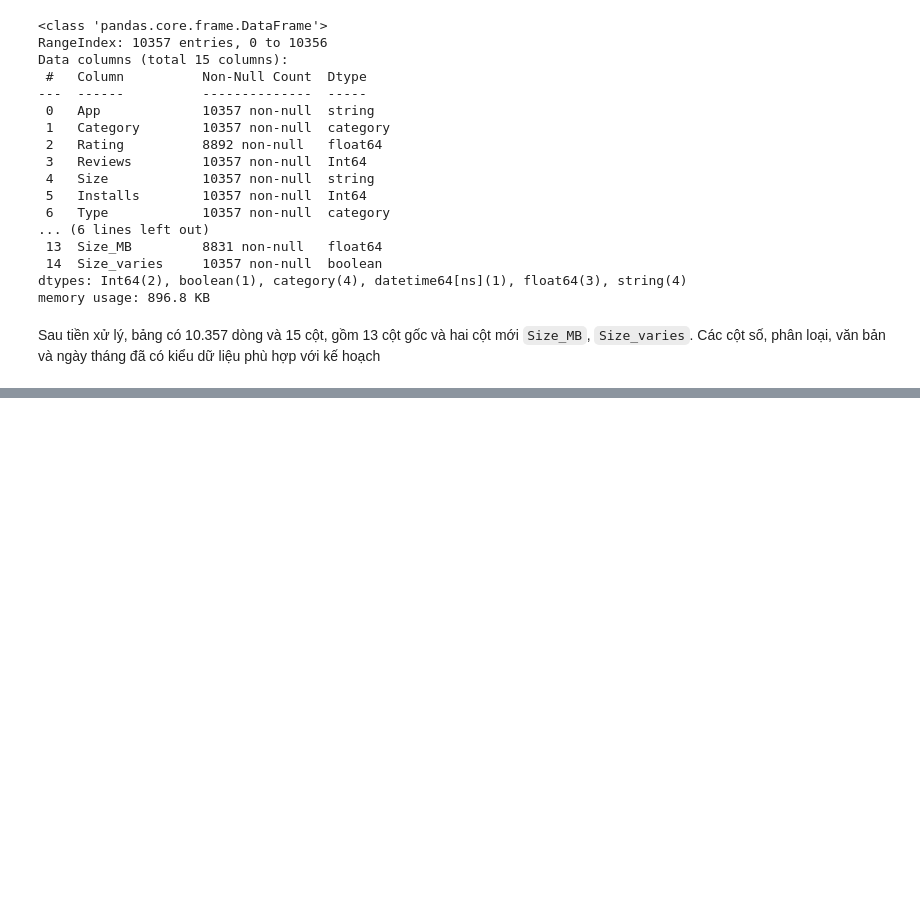
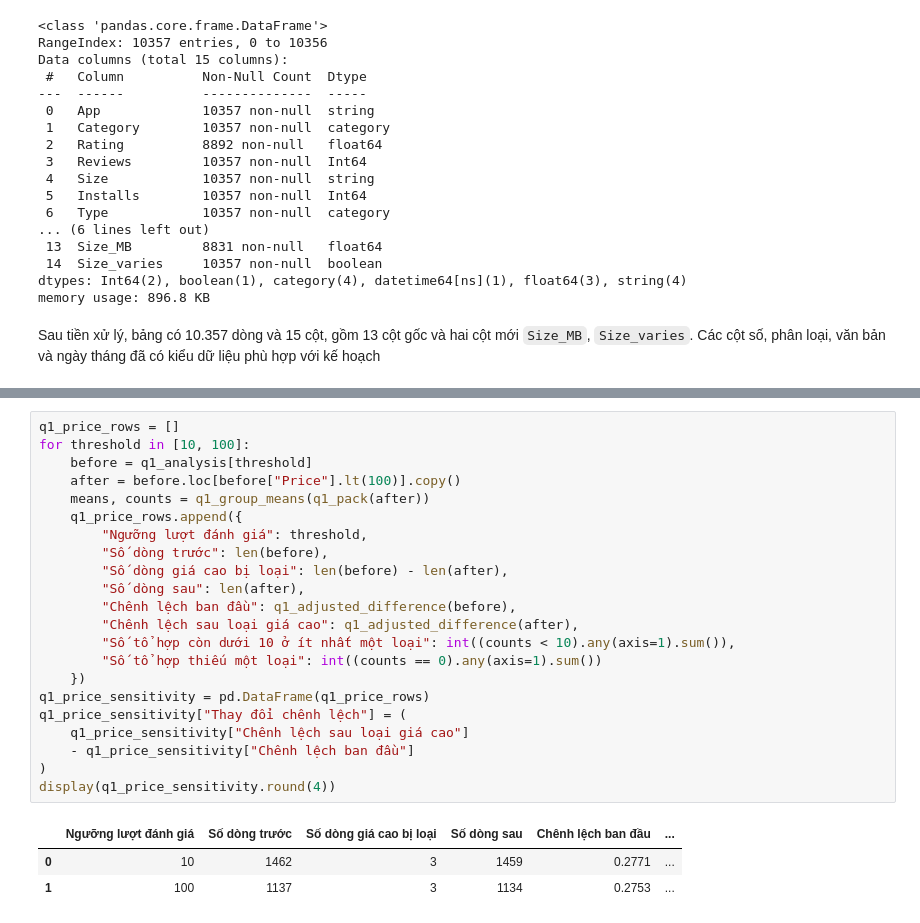
Before and after one commit to Homeless05/google-play-store-apps-analysis, a Jupyter notebook: notebooks/02_analysis.ipynb, the cells around one changed output, grey strips where cells are left out. Cells and saved outputs as stored; diff of their text form; blank space fills up the shorter version.

```diff
--- a/notebooks/02_analysis.ipynb
+++ b/notebooks/02_analysis.ipynb
@@ -429,0 +792,26 @@ Sau tiền xử lý, bảng có 10.357 dòng và 15 cột, gồm 13 cột gốc
+# %%
+q1_price_rows = []
+for threshold in [10, 100]:
+    before = q1_analysis[threshold]
+    after = before.loc[before["Price"].lt(100)].copy()
+    means, counts = q1_group_means(q1_pack(after))
+    q1_price_rows.append({
+        "Ngưỡng lượt đánh giá": threshold,
+        "Số dòng trước": len(before),
+        "Số dòng giá cao bị loại": len(before) - len(after),
+        "Số dòng sau": len(after),
+        "Chênh lệch ban đầu": q1_adjusted_difference(before),
+        "Chênh lệch sau loại giá cao": q1_adjusted_difference(after),
+        "Số tổ hợp còn dưới 10 ở ít nhất một loại": int((counts < 10).any(axis=1).sum()),
+        "Số tổ hợp thiếu một loại": int((counts == 0).any(axis=1).sum())
+    })
+q1_price_sensitivity = pd.DataFrame(q1_price_rows)
+q1_price_sensitivity["Thay đổi chênh lệch"] = (
+    q1_price_sensitivity["Chênh lệch sau loại giá cao"]
+    - q1_price_sensitivity["Chênh lệch ban đầu"]
+)
+display(q1_price_sensitivity.round(4))
+# %% [output]
+|  | Ngưỡng lượt đánh giá | Số dòng trước | Số dòng giá cao bị loại | Số dòng sau | Chênh lệch ban đầu | ... |
+| 0 | 10 | 1462 | 3 | 1459 | 0.2771 | ... |
+| 1 | 100 | 1137 | 3 | 1134 | 0.2753 | ... |
```
Also changed, not shown: parts of 14 cells of this notebook.
